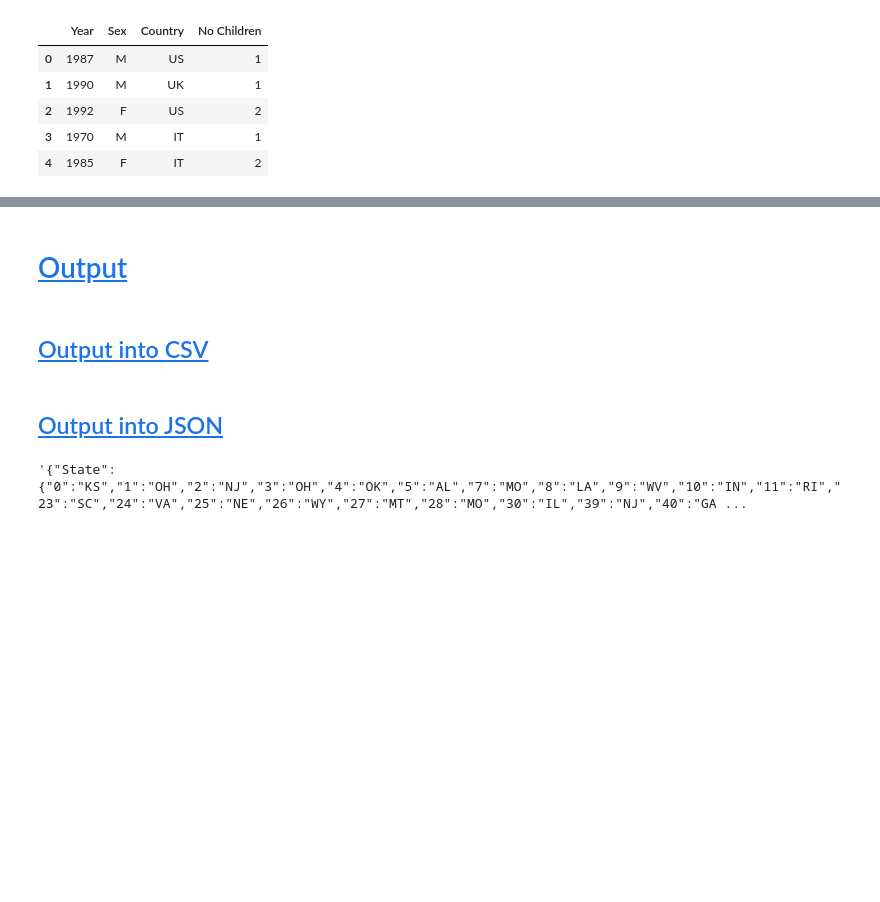
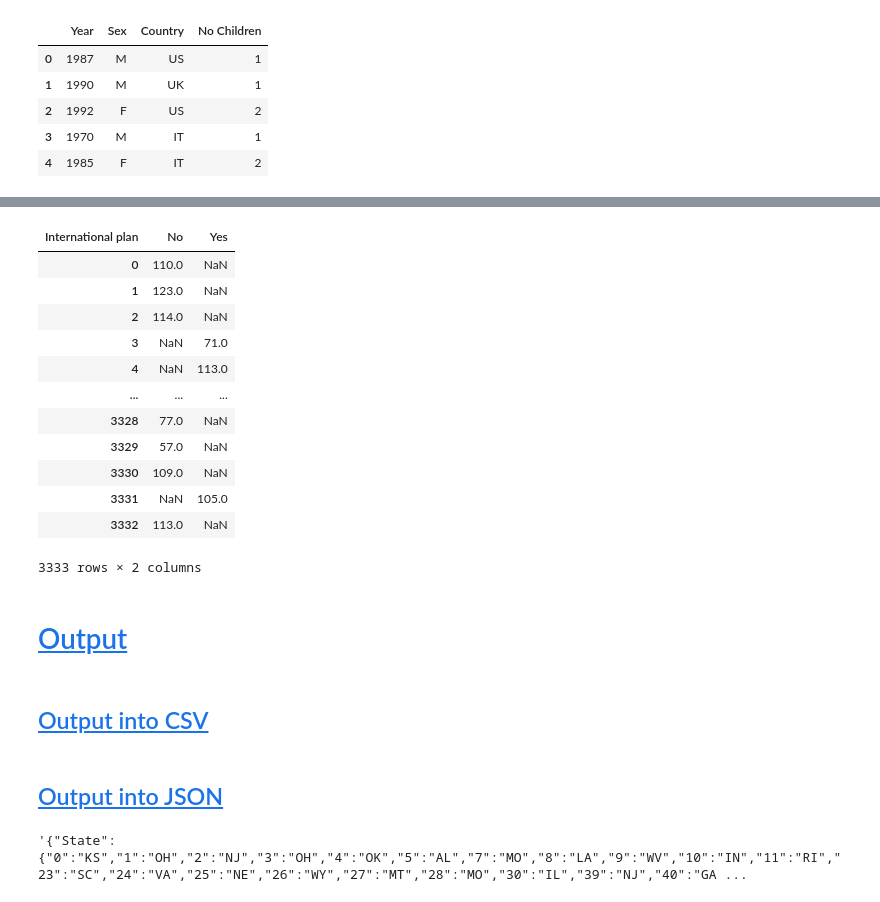
Before and after one commit to tinapyp/data-science-learning, a Jupyter notebook: Libraries/Pandas/pandas.ipynb, the cells around one changed output, grey strips where cells are left out. Saved outputs shown, nothing was run; the diff lists cells and outputs as text; code cells hidden in the pictures; blank space fills up the shorter version.

```diff
--- a/Libraries/Pandas/pandas.ipynb
+++ b/Libraries/Pandas/pandas.ipynb
@@ -1235,11 +1343,27 @@ df['Country'] = df['Country'].str.replace(' ', '') ;df
+# %%
+df.pivot(columns='International plan', values='Total day calls')
+# %% [output]
+| International plan | No | Yes |
+| 0 | 110.0 | NaN |
+| 1 | 123.0 | NaN |
+| 2 | 114.0 | NaN |
+| 3 | NaN | 71.0 |
+| 4 | NaN | 113.0 |
+| ... | ... | ... |
+| 3328 | 77.0 | NaN |
+| 3329 | 57.0 | NaN |
+| 3330 | 109.0 | NaN |
+| 3331 | NaN | 105.0 |
+| 3332 | 113.0 | NaN |
+3333 rows × 2 columns
 # %% [markdown]
-# <a id='toc5_'></a>[Output](#toc0_)
+# <a id='toc6_'></a>[Output](#toc0_)
 # %% [markdown]
-## <a id='toc5_1_'></a>[Output into CSV](#toc0_)
+## <a id='toc6_1_'></a>[Output into CSV](#toc0_)
 # %%
 df.to_csv('output.csv')
 # %% [markdown]
-## <a id='toc5_2_'></a>[Output into JSON](#toc0_)
+## <a id='toc6_2_'></a>[Output into JSON](#toc0_)
 # %%
 df.to_json()
 # %% [output]
```
Also changed, not shown: parts of 22 cells of this notebook.
